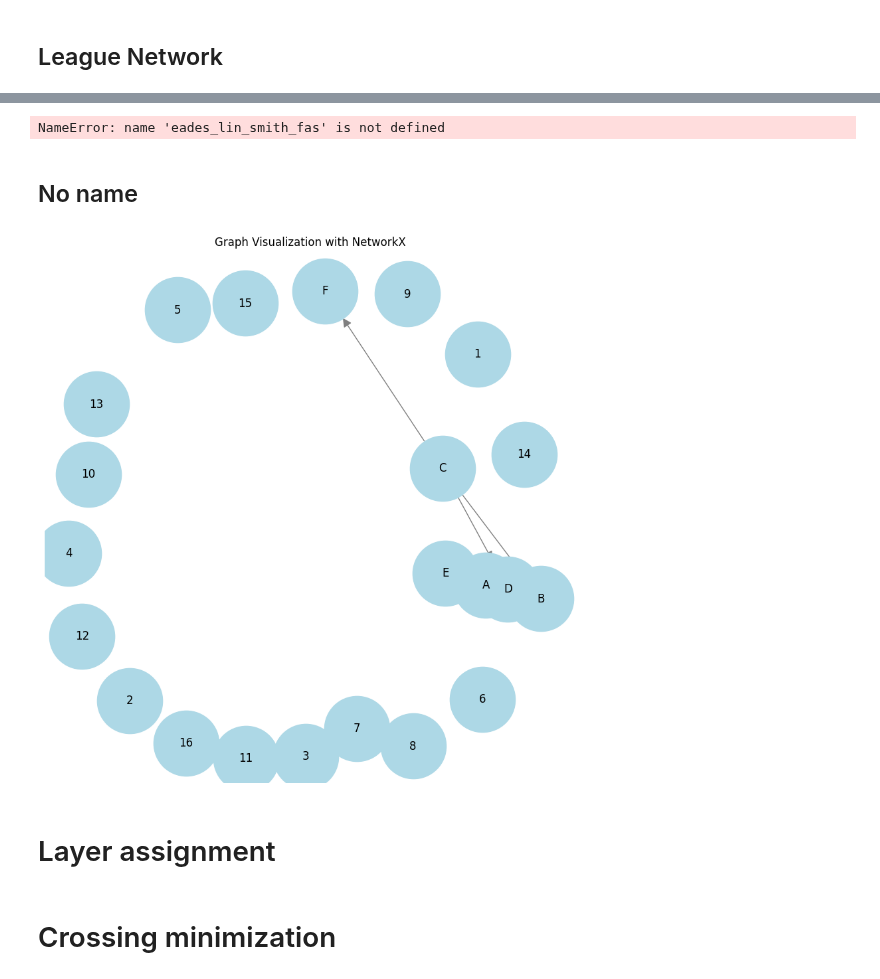
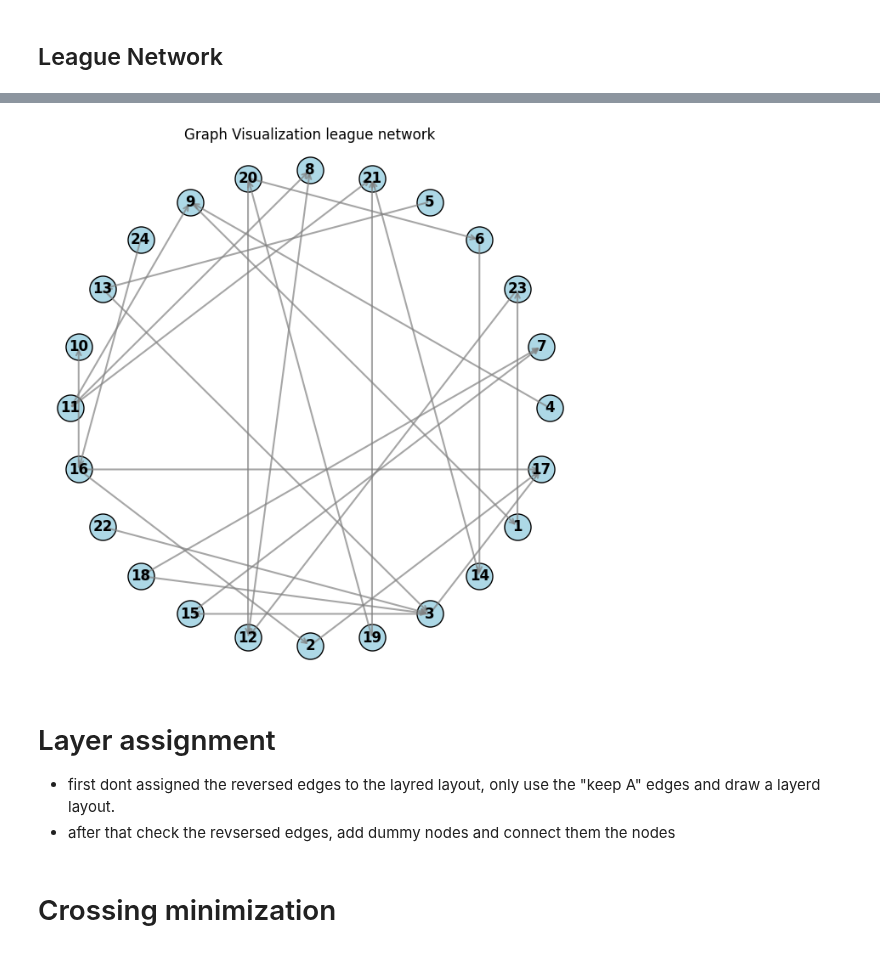
Before and after one commit to Prat2420/Data-Visualization-CurryPasta, a Jupyter notebook: Notebooks/step4_v1.ipynb, the cells around one changed output, grey strips where cells are left out. Drawn from its saved outputs; the diff is of its cells as text; code cells hidden in the pictures.

```diff
--- a/Notebooks/step4_v1.ipynb
+++ b/Notebooks/step4_v1.ipynb
@@ -364,23 +363,14 @@ FileNotFoundError: [Errno 2] No such file or directory: '../Dataset/LeagueNetwor
 # %%
-# algorithm test
-A, A_reverse = eades_lin_smith_fas(test_nodes, test_edges)
+A, A_reverse = eades_lin_smith_fas(nodes, edges)
 final_edges = reversed_edges(A, A_reverse)
-random_visualize_graph(nodes, final_edges)
+circular_visualize_graph(nodes, final_edges)
 # %% [output]
-NameError: name 'eades_lin_smith_fas' is not defined
+[figure, added]
-# %% [markdown]
-## No name
-# %%
-dot_file = data_name_7 # league network
-nodes, edges = parse_dot_file(dot_file)
-# algorithm test
-A, A_reverse = eades_lin_smith_fas(test_nodes, test_edges)
-final_edges = reversed_edges(A, A_reverse)
-visualize_graph_with_networkx(nodes, final_edges)
-# %% [output]
-[figure, removed]
-# %% [markdown]
-# Layer assignment
+# %% [markdown]
+# Layer assignment
+
+- first dont assigned the reversed edges to the layred layout, only use the "keep A" edges and draw a layerd layout.
+- after that check the revsersed edges, add dummy nodes and connect them the nodes
 # %% [markdown]
 # Crossing minimization
 # %% [markdown]
```
Also changed, not shown: parts of 6 cells of this notebook.
